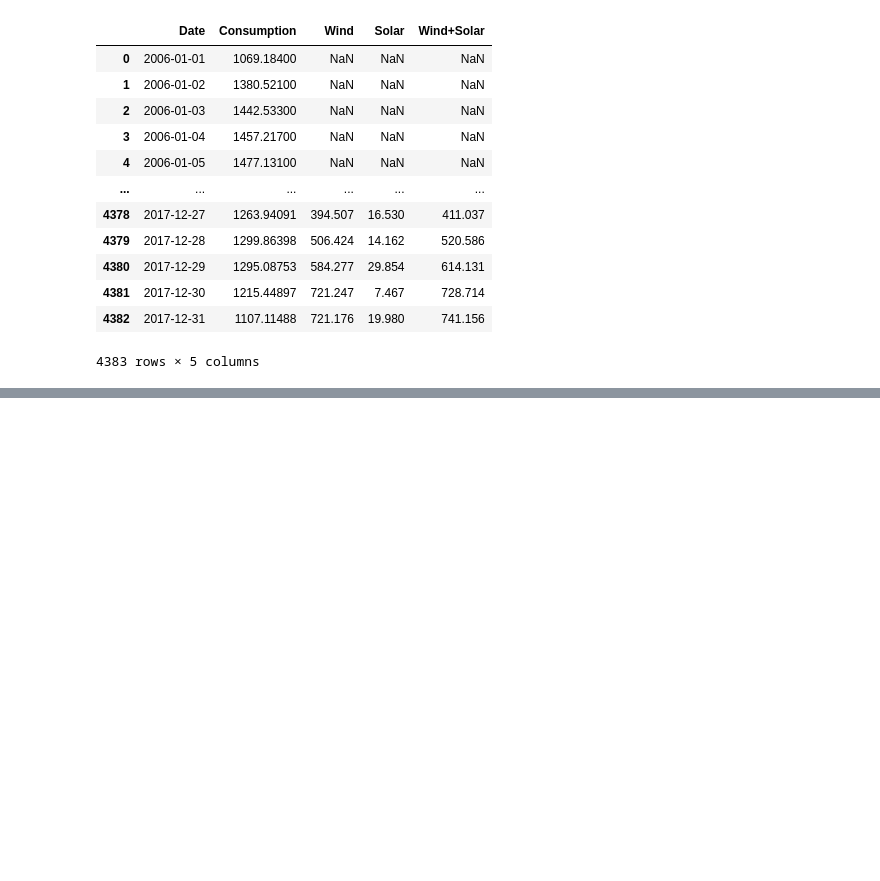
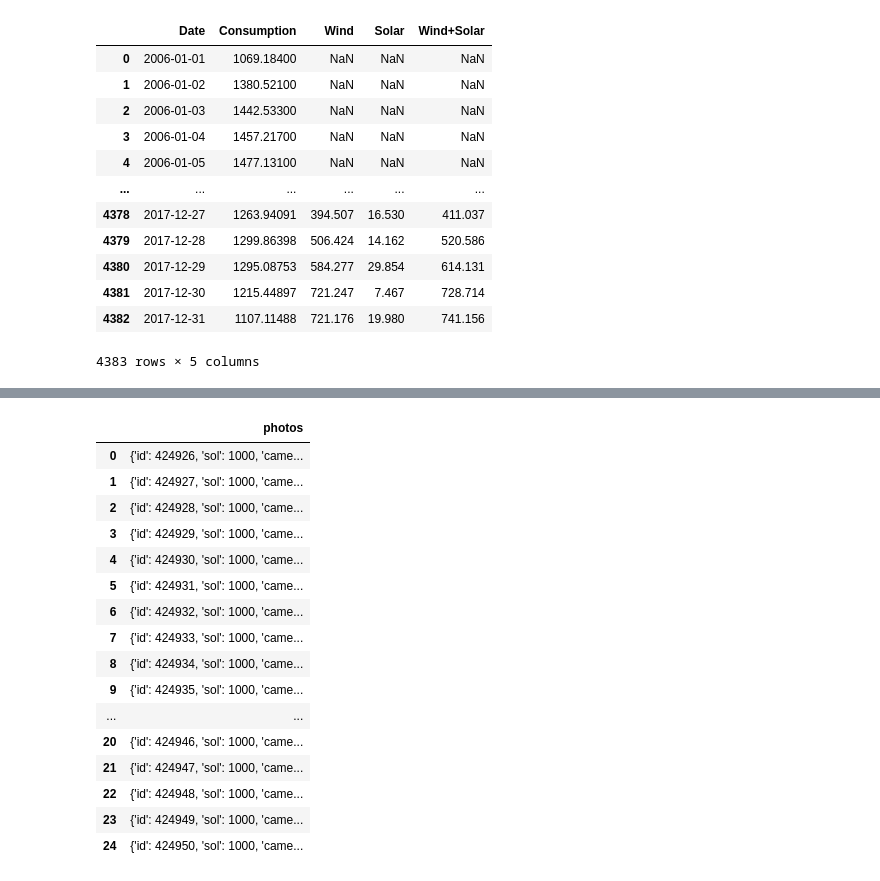
Before and after one commit to Andy-Jensen/time-series-exercises, a Jupyter notebook: data_acquisition_exercises.ipynb, the cells around one changed output, grey strips where cells are left out. Saved outputs shown, nothing was run; the diff lists cells and outputs as text; code cells hidden in the pictures; blank space fills up the shorter version.

```diff
--- a/data_acquisition_exercises.ipynb
+++ b/data_acquisition_exercises.ipynb
@@ -183,0 +279,7 @@ blue
+# %%
+url='https://api.nasa.gov/mars-photos/api/v1/rovers/curiosity/photos?sol=1000&page=2&api_key=DEMO_KEY'
+
+response = requests.get(url)
+data=response.json()
+
+data
@@ -183,0 +304,20 @@ blue
+# %%
+pd.DataFrame(data)
+# %% [output]
+|  | photos |
+| 0 | {'id': 424926, 'sol': 1000, 'came... |
+| 1 | {'id': 424927, 'sol': 1000, 'came... |
+| 2 | {'id': 424928, 'sol': 1000, 'came... |
+| 3 | {'id': 424929, 'sol': 1000, 'came... |
+| 4 | {'id': 424930, 'sol': 1000, 'came... |
+| 5 | {'id': 424931, 'sol': 1000, 'came... |
+| 6 | {'id': 424932, 'sol': 1000, 'came... |
+| 7 | {'id': 424933, 'sol': 1000, 'came... |
+| 8 | {'id': 424934, 'sol': 1000, 'came... |
+| 9 | {'id': 424935, 'sol': 1000, 'came... |
+| ... | ... |
+| 20 | {'id': 424946, 'sol': 1000, 'came... |
+| 21 | {'id': 424947, 'sol': 1000, 'came... |
+| 22 | {'id': 424948, 'sol': 1000, 'came... |
+| 23 | {'id': 424949, 'sol': 1000, 'came... |
+| 24 | {'id': 424950, 'sol': 1000, 'came... |
```
Also changed, not shown: parts of 14 cells of this notebook, 1 other file.
